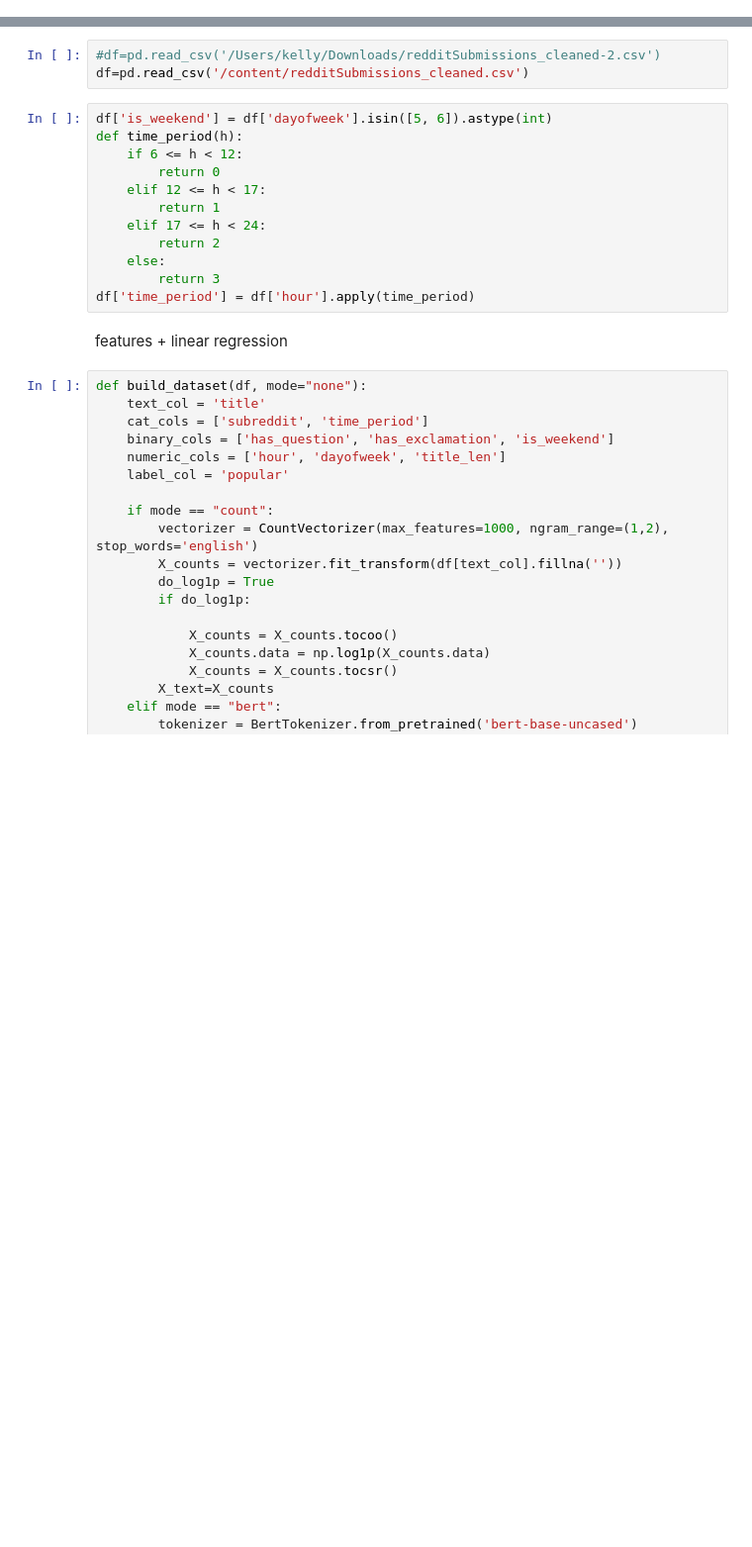
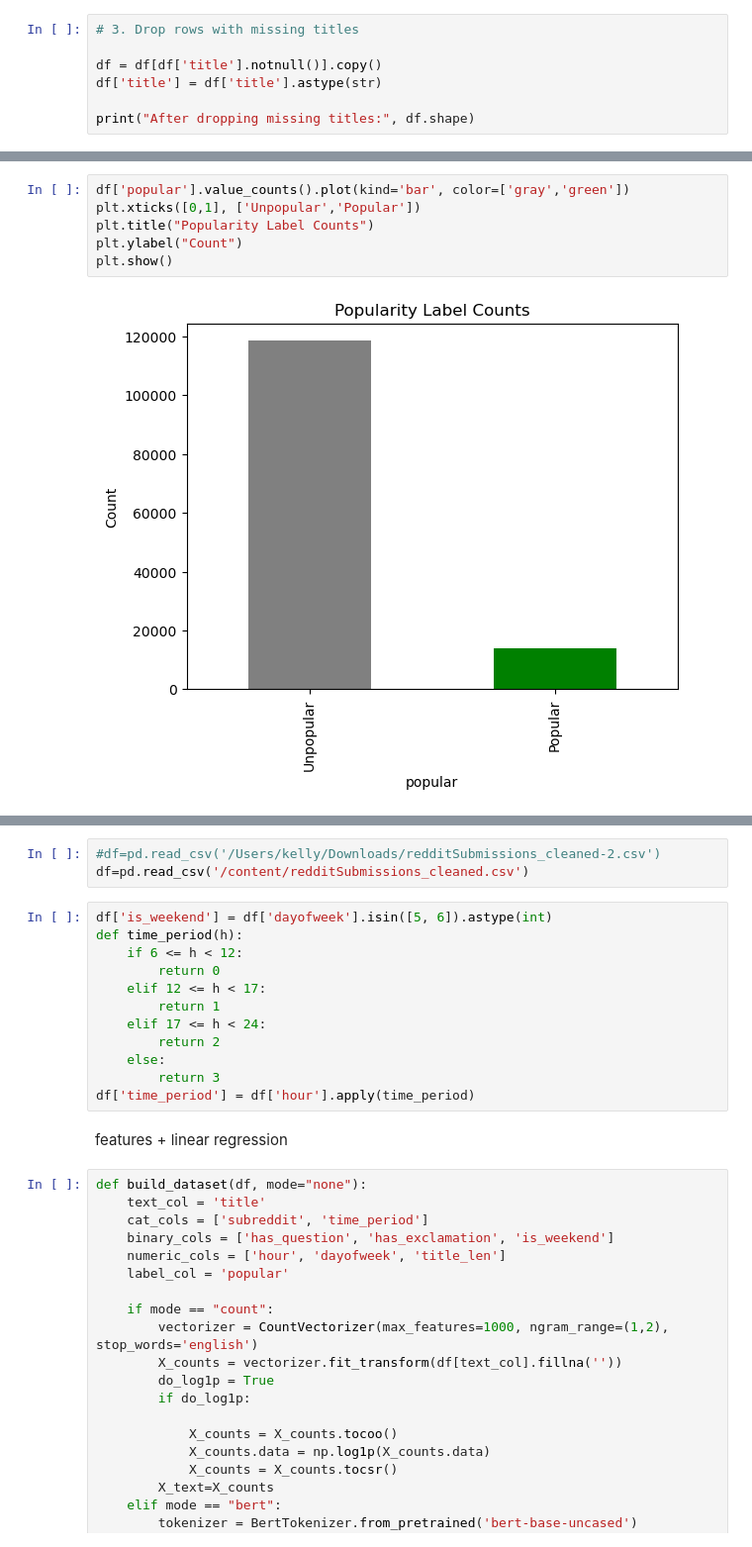
Before and after one commit to archxta/cse158assignment2, a Jupyter notebook: assignment2_model.ipynb, the cells around one changed output, grey strips where cells are left out. Shown at 99% size. Saved outputs shown, nothing was run; the diff lists cells and outputs as text; blank space fills up the shorter version.

```diff
--- a/assignment2_model.ipynb
+++ b/assignment2_model.ipynb
@@ -0,0 +35,7 @@
+# %%
+# 3. Drop rows with missing titles
+
+df = df[df['title'].notnull()].copy()
+df['title'] = df['title'].astype(str)
+
+print("After dropping missing titles:", df.shape)
@@ -0,0 +121,8 @@
+# %%
+df['popular'].value_counts().plot(kind='bar', color=['gray','green'])
+plt.xticks([0,1], ['Unpopular','Popular'])
+plt.title("Popularity Label Counts")
+plt.ylabel("Count")
+plt.show()
+# %% [output]
+[figure, added]
```
Also changed, not shown: parts of 21 cells of this notebook.
